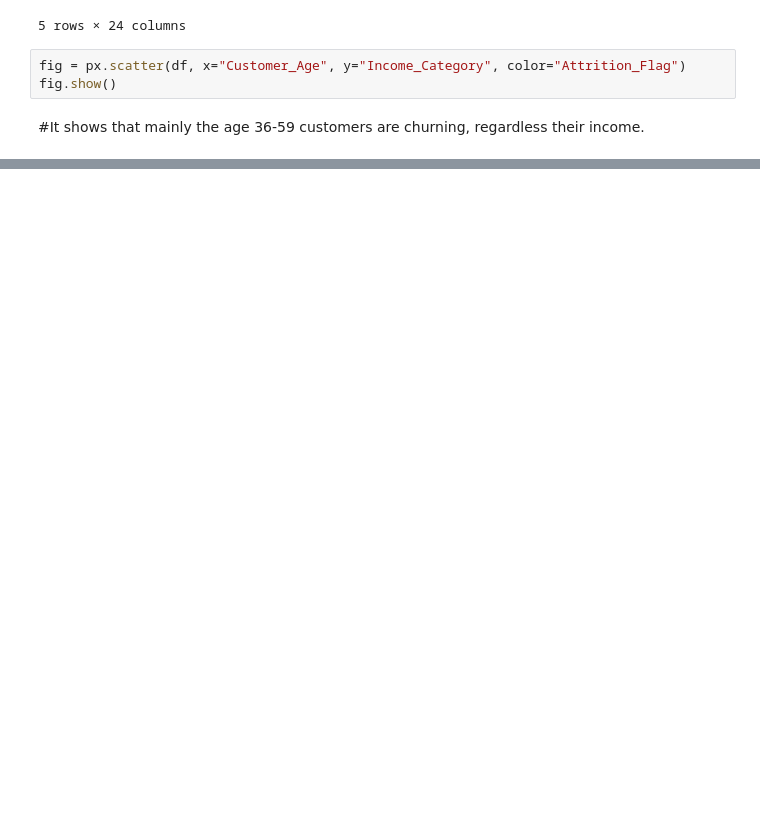
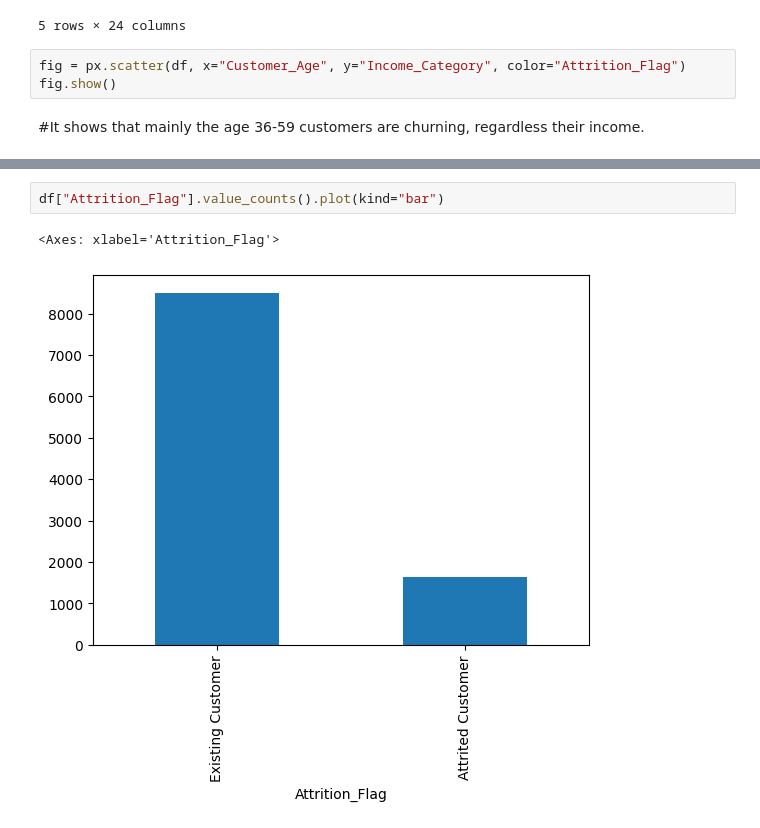
Before and after one commit to zoli-LND/Heckaton_May16, a Jupyter notebook: Heckathon1.ipynb, the cells around one changed output, grey strips where cells are left out. Saved outputs shown, nothing was run; the diff lists cells and outputs as text; blank space fills up the shorter version.

```diff
--- a/Heckathon1.ipynb
+++ b/Heckathon1.ipynb
@@ -351,0 +387,5 @@ fig.show()
+# %%
+df["Attrition_Flag"].value_counts().plot(kind="bar")
+# %% [output]
+<Axes: xlabel='Attrition_Flag'>
+[figure, added]
```
Also changed, not shown: parts of 11 cells of this notebook.
